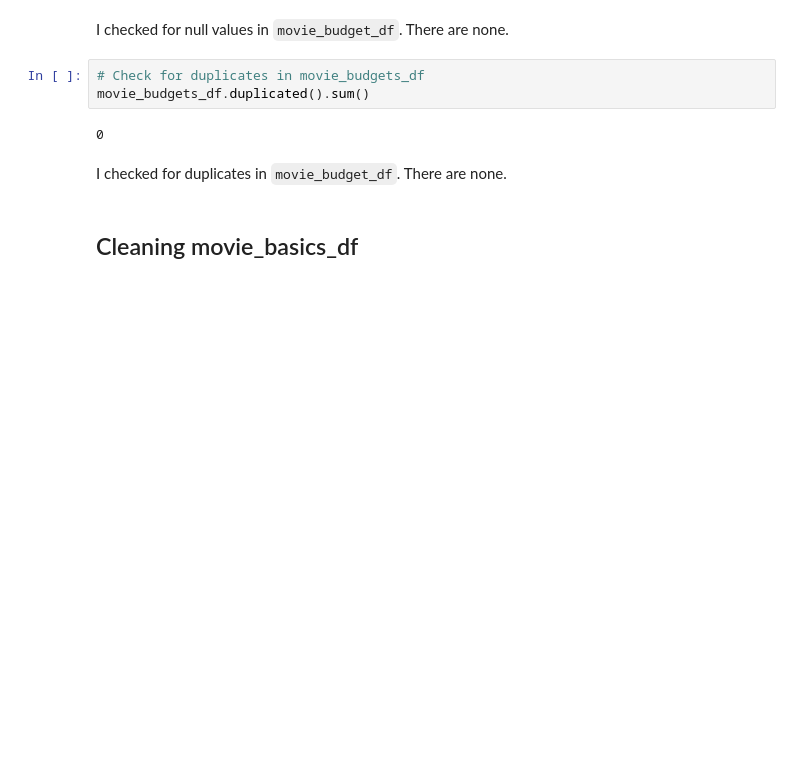
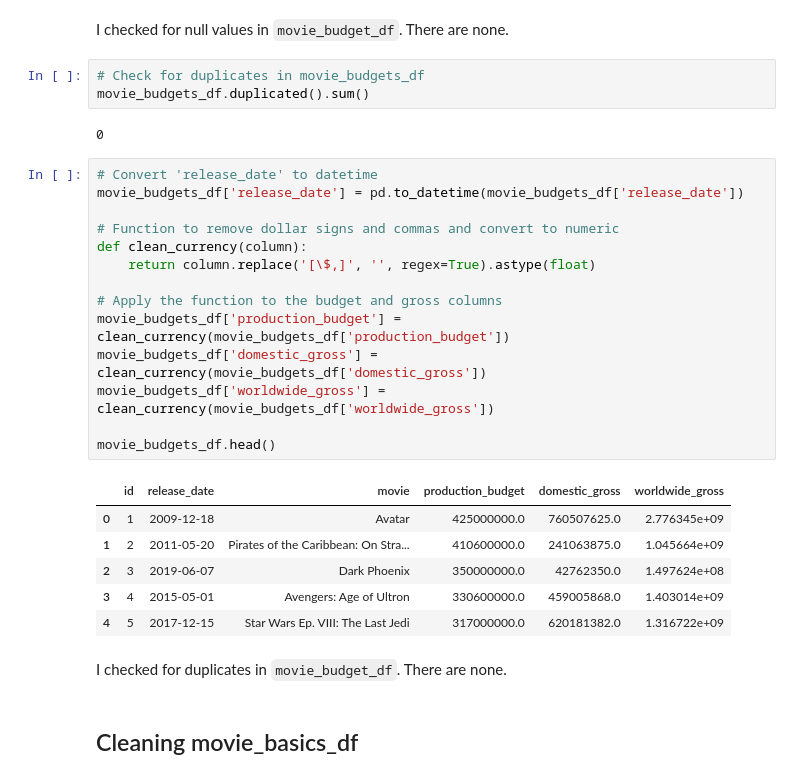
Before and after one commit to kev065/movie-studio-project, a Jupyter notebook: index.ipynb, the cells around one changed output. Saved outputs shown, nothing was run; the diff lists cells and outputs as text; blank space fills up the shorter version.

```diff
--- a/index.ipynb
+++ b/index.ipynb
@@ -435,6 +435,27 @@ I checked for null values in `movie_budget_df`. There are none.
 movie_budgets_df.duplicated().sum()
 # %% [output]
 0
+# %%
+# Convert 'release_date' to datetime
+movie_budgets_df['release_date'] = pd.to_datetime(movie_budgets_df['release_date'])
+
+# Function to remove dollar signs and commas and convert to numeric
+def clean_currency(column):
+    return column.replace('[\$,]', '', regex=True).astype(float)
+
+# Apply the function to the budget and gross columns
+movie_budgets_df['production_budget'] = clean_currency(movie_budgets_df['production_budget'])
+movie_budgets_df['domestic_gross'] = clean_currency(movie_budgets_df['domestic_gross'])
+movie_budgets_df['worldwide_gross'] = clean_currency(movie_budgets_df['worldwide_gross'])
+
+movie_budgets_df.head()
+# %% [output]
+|  | id | release_date | movie | production_budget | domestic_gross | worldwide_gross |
+| 0 | 1 | 2009-12-18 | Avatar | 425000000.0 | 760507625.0 | 2.776345e+09 |
+| 1 | 2 | 2011-05-20 | Pirates of the Caribbean: On Stra... | 410600000.0 | 241063875.0 | 1.045664e+09 |
+| 2 | 3 | 2019-06-07 | Dark Phoenix | 350000000.0 | 42762350.0 | 1.497624e+08 |
+| 3 | 4 | 2015-05-01 | Avengers: Age of Ultron | 330600000.0 | 459005868.0 | 1.403014e+09 |
+| 4 | 5 | 2017-12-15 | Star Wars Ep. VIII: The Last Jedi | 317000000.0 | 620181382.0 | 1.316722e+09 |
 # %% [markdown]
 I checked for duplicates in `movie_budget_df`. There are none.
 # %% [markdown]
```
Also changed, not shown: parts of 1 cell of this notebook.
